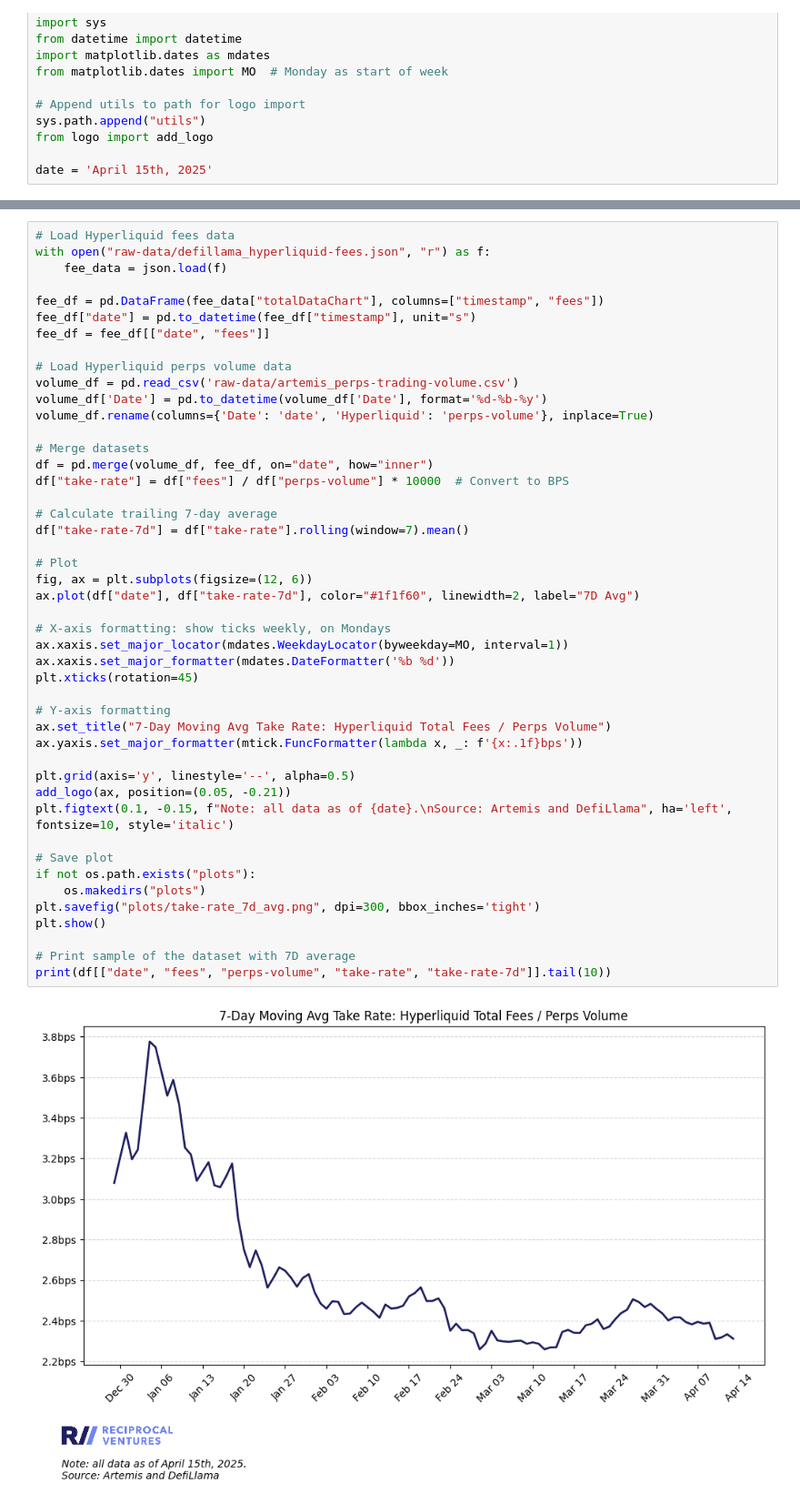
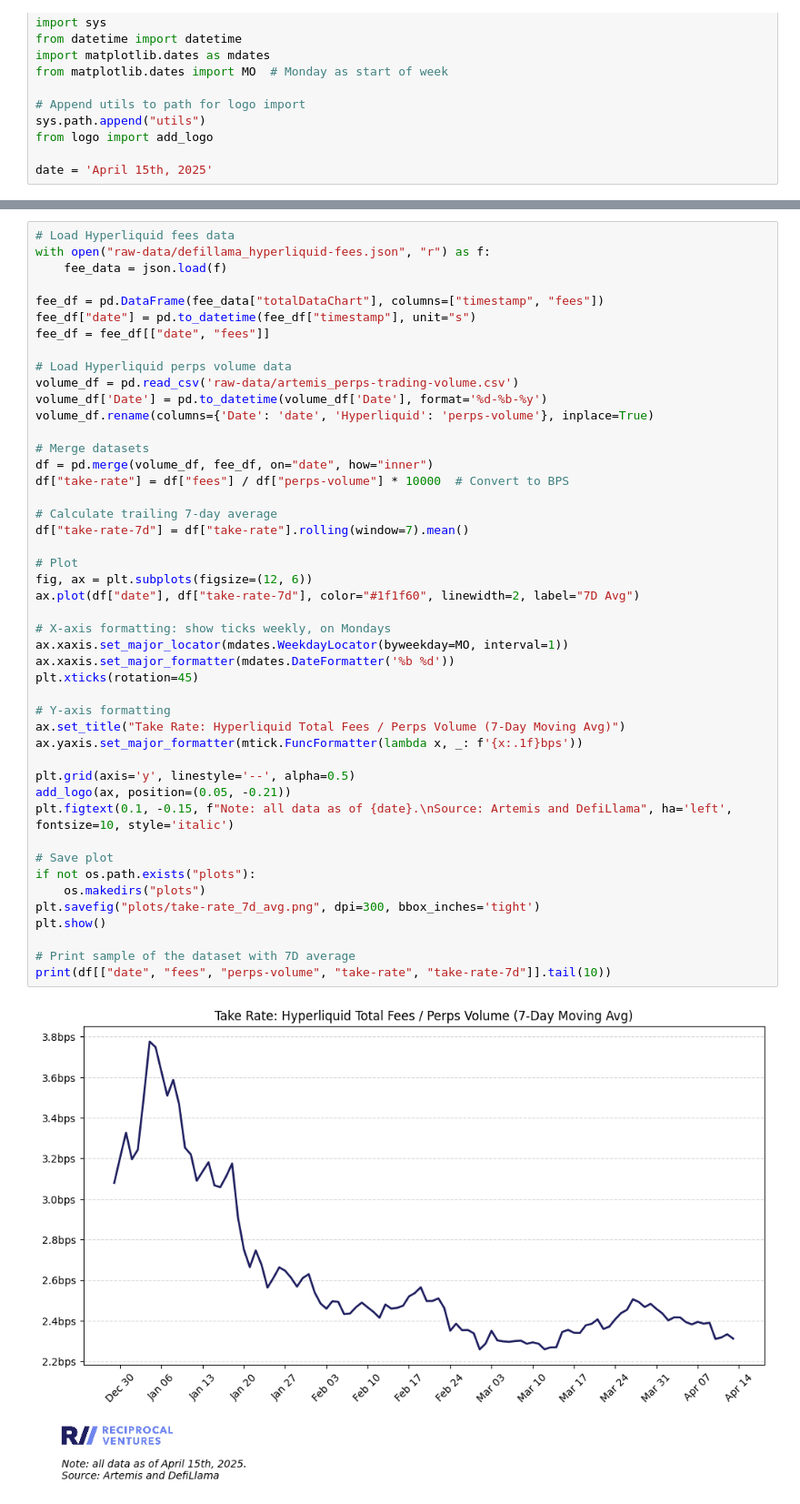
Before and after one commit to jimboevans/hyperliquid-data-cuts, a Jupyter notebook: analysis.ipynb, the cells around one changed output, grey strips where cells are left out. Shown: that part at 91% size. Saved outputs shown, nothing was run; the diff lists cells and outputs as text.

```diff
--- a/analysis.ipynb
+++ b/analysis.ipynb
@@ -105,35 +104,35 @@ df = pd.merge(volume_df, fee_df, on="date", how="inner")
 df["take-rate"] = df["fees"] / df["perps-volume"] * 10000  # Convert to BPS
 
 # Calculate trailing 7-day average
 df["take-rate-7d"] = df["take-rate"].rolling(window=7).mean()
 
 # Plot
 fig, ax = plt.subplots(figsize=(12, 6))
 ax.plot(df["date"], df["take-rate-7d"], color="#1f1f60", linewidth=2, label="7D Avg")
 
 # X-axis formatting: show ticks weekly, on Mondays
 ax.xaxis.set_major_locator(mdates.WeekdayLocator(byweekday=MO, interval=1))
 ax.xaxis.set_major_formatter(mdates.DateFormatter('%b %d'))
 plt.xticks(rotation=45)
 
 # Y-axis formatting
-ax.set_title("7-Day Moving Avg Take Rate: Hyperliquid Total Fees / Perps Volume")
+ax.set_title("Take Rate: Hyperliquid Total Fees / Perps Volume (7-Day Moving Avg)")
 ax.yaxis.set_major_formatter(mtick.FuncFormatter(lambda x, _: f'{x:.1f}bps'))
 
 plt.grid(axis='y', linestyle='--', alpha=0.5)
 add_logo(ax, position=(0.05, -0.21))
 plt.figtext(0.1, -0.15, f"Note: all data as of {date}.\nSource: Artemis and DefiLlama", ha='left', fontsize=10, style='italic')
 
 # Save plot
 if not os.path.exists("plots"):
     os.makedirs("plots")
 plt.savefig("plots/take-rate_7d_avg.png", dpi=300, bbox_inches='tight')
 plt.show()
 
 # Print sample of the dataset with 7D average
 print(df[["date", "fees", "perps-volume", "take-rate", "take-rate-7d"]].tail(10))
 # %% [output]
-[figure, old version]
+[figure, new version]
           date     fees  perps-volume  take-rate  take-rate-7d
 102 2025-04-05   545156  2.430774e+09   2.242726      2.392919
 103 2025-04-06  1772829  7.538398e+09   2.351732      2.381593
```
Also changed, not shown: parts of 3 cells of this notebook, 4 other files.
